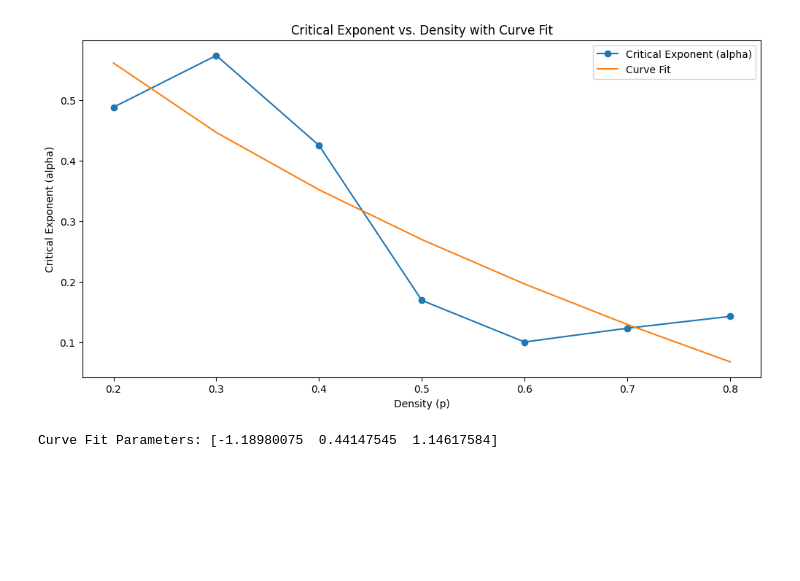
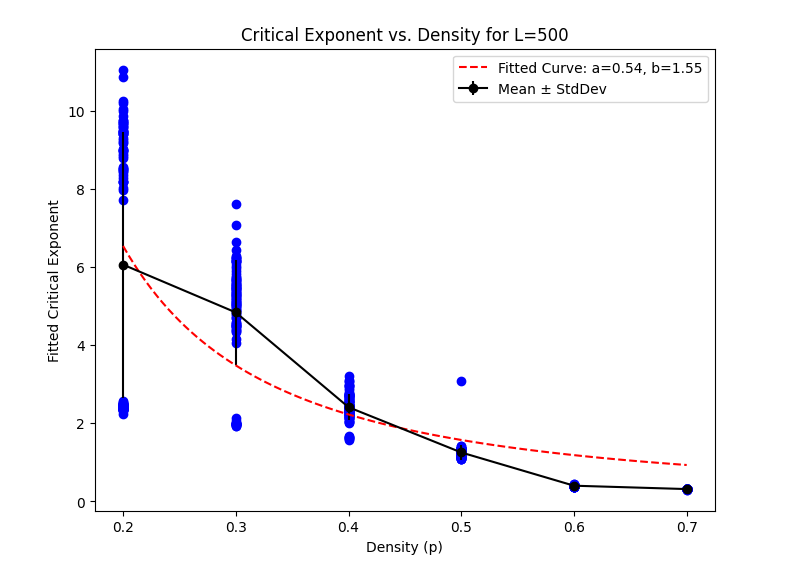
Before and after one commit to ThomasTenDamme/CSS-Group1, a Jupyter notebook: Prep_plot_function.ipynb, the cells around one changed output. Cells and saved outputs as stored; diff of their text form; code cells hidden in the pictures; blank space fills up the shorter version.

```diff
--- a/Prep_plot_function.ipynb
+++ b/Prep_plot_function.ipynb
@@ -182,18 +40,2 @@ executing.executing.NotOneValueFound: Expected one value, found 0
-# %%
-#Parameters
-L = 1000
-T = int(L / 2)
-N = 100
-p_values = np.linspace(0.2, 0.8, 7)  # Adjust as needed
-
-# Run simulations for different values of p
-results = run_simulation_for_parameter_range(p_values, N)
-
-# Fit power-law and collect fitted parameters
-fitted_parameters = fit_power_law(results)
-
-# Print the fitted parameters for each value of p
-for p, b_optimal in fitted_parameters:
-    print(f"For p = {p:.2f}, b_optimal = {b_optimal:.4f}")
 # %%
 
@@ -438,15 +140,35 @@ popt_curve, _ = scipy.optimize.curve_fit(curve_fit_func, density_values, alpha_v
-# %%
-# Plot the critical exponent alpha against the density
-plt.figure(figsize=(12, 6))
-plt.plot(density_values, alpha_values, 'o-', label='Critical Exponent (alpha)')
-plt.plot(density_values, curve_fit_func(density_values, *popt_curve), label='Curve Fit')
-plt.xlabel('Density (p)')
-plt.ylabel('Critical Exponent (alpha)')
-plt.title('Critical Exponent vs. Density with Curve Fit')
-plt.legend()
-plt.show()
-
-print("Curve Fit Parameters:", popt_curve)
-# %% [output]
-[figure, removed]
-Curve Fit Parameters: [-1.18980075  0.44147545  1.14617584]
+# %%
+
+#fit power law curve: density as a function of the critical exponents
+# Calculate mean and standard deviation of critical exponents
+mean_critical_exponents = np.mean(all_critical_exponents, axis=0)
+std_critical_exponents = np.std(all_critical_exponents, axis=0)
+
+# Fit a curve to the mean critical exponents
+def func(x, a, b):
+    return a * x ** -b
+
+popt, pcov = curve_fit(func, all_densities[0], mean_critical_exponents, p0=[1, 0.5])
+
+# Plot the results
+plt.figure(figsize=(8, 6))
+
+#Plot individual datapoints from iterations
+for i in range(n_alpha):
+    plt.plot(all_densities[i], all_critical_exponents[i], 'o', color="blue")
+
+#Plot the mean values with std dev
+plt.errorbar(all_densities[0], mean_critical_exponents, yerr=std_critical_exponents, fmt='o-', color='black', label='Mean ± StdDev')
+
+#plot the fitted curve
+x_fit = np.linspace(min(all_densities[0]), max(all_densities[0]), 100)
+y_fit = func(x_fit, *popt)
+plt.plot(x_fit, y_fit, '--', color='red', label=f'Fitted Curve: a={popt[0]:.2f}, b={popt[1]:.2f}')
+
+plt.xlabel('Density (p)')
+plt.ylabel('Fitted Critical Exponent')
+plt.title('Critical Exponent vs. Density for L=500')
+plt.legend()
+plt.show()
+# %% [output]
+[figure, added]
```
Also changed, not shown: parts of 11 cells of this notebook.
